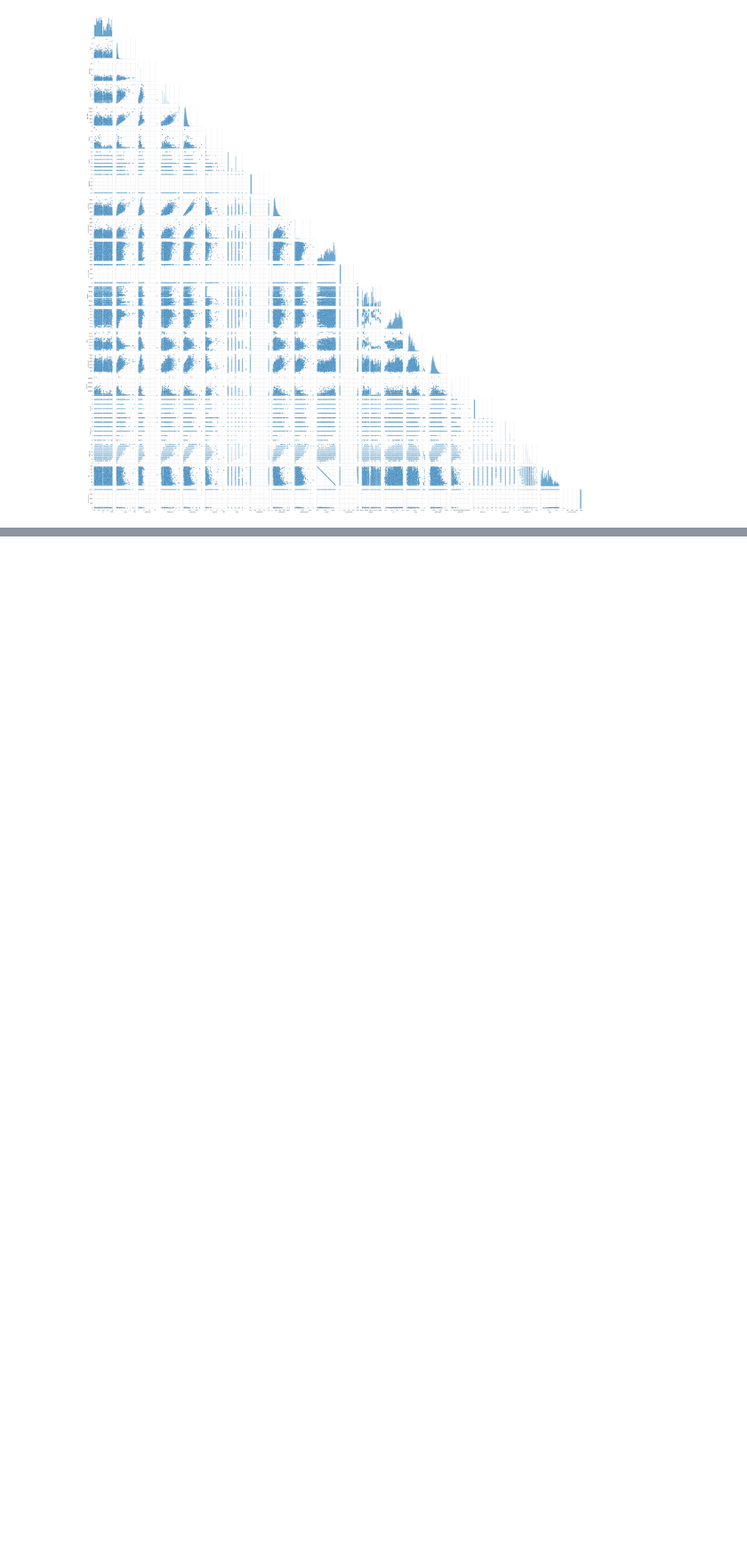
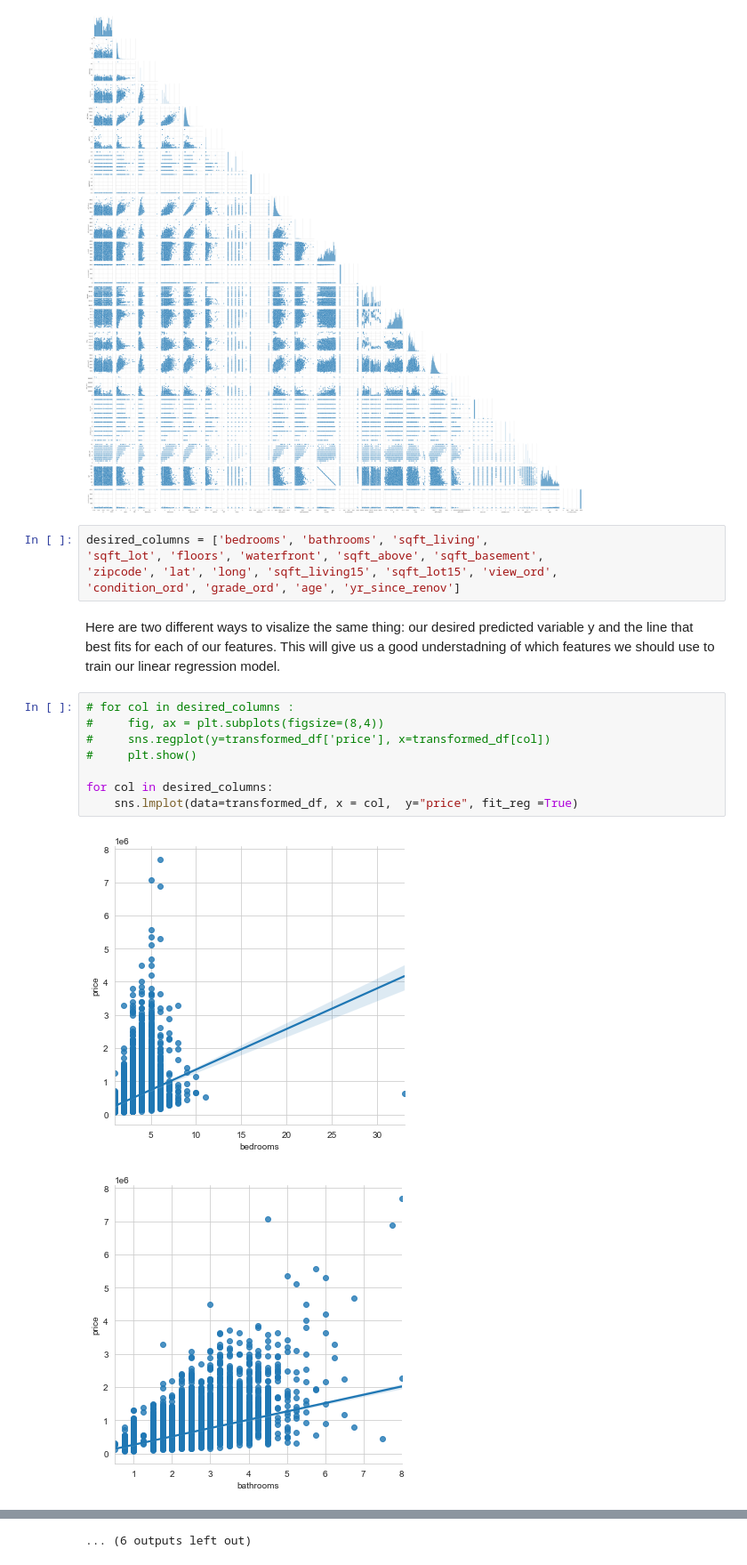
Before and after one commit to tweatherfordk/Linear-Regression-Housing-Model, a Jupyter notebook: Pedro/kings_county_eda.ipynb, the cells around one changed output, grey strips where cells are left out. Shown at 89% size. Saved outputs shown, nothing was run; the diff lists cells and outputs as text; blank space fills up the shorter version.

```diff
--- a/Pedro/kings_county_eda.ipynb
+++ b/Pedro/kings_county_eda.ipynb
@@ -152,3 +152,21 @@ sns.heatmap(transformed_df.corr(), annot=True, linewidths=.5, ax=ax)
 ax = sns.pairplot(transformed_df, corner = True)
 # %% [output]
 [figure]
+# %%
+desired_columns = ['bedrooms', 'bathrooms', 'sqft_living',
+'sqft_lot', 'floors', 'waterfront', 'sqft_above', 'sqft_basement',
+'zipcode', 'lat', 'long', 'sqft_living15', 'sqft_lot15', 'view_ord',
+'condition_ord', 'grade_ord', 'age', 'yr_since_renov']
+# %% [markdown]
+Here are two different ways to visalize the same thing: our desired predicted variable y and the line that best fits for each of our features. This will give us a good understadning of which features we should use to train our linear regression model.
+# %%
+# for col in desired_columns :
+#     fig, ax = plt.subplots(figsize=(8,4))
+#     sns.regplot(y=transformed_df['price'], x=transformed_df[col])
+#     plt.show()
+
+for col in desired_columns:
+    sns.lmplot(data=transformed_df, x = col,  y="price", fit_reg =True)
+# %% [output]
+[figure, added]
+[figure, added]
@@ -154,0 +183 @@ ax = sns.pairplot(transformed_df, corner = True)
+... (6 outputs left out)
```
Also changed, not shown: parts of 3 cells of this notebook, 1 other file.
